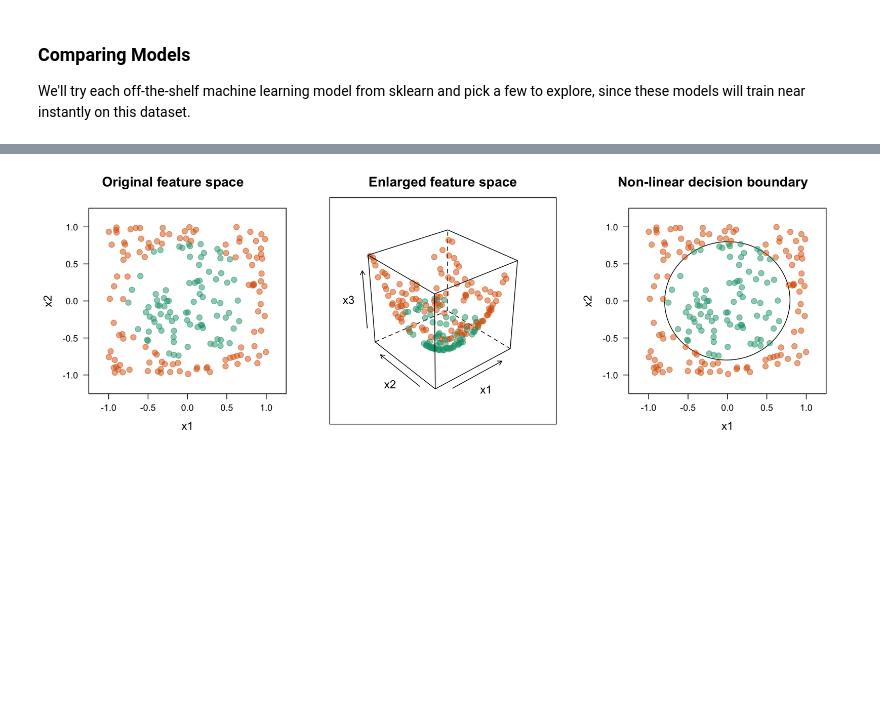
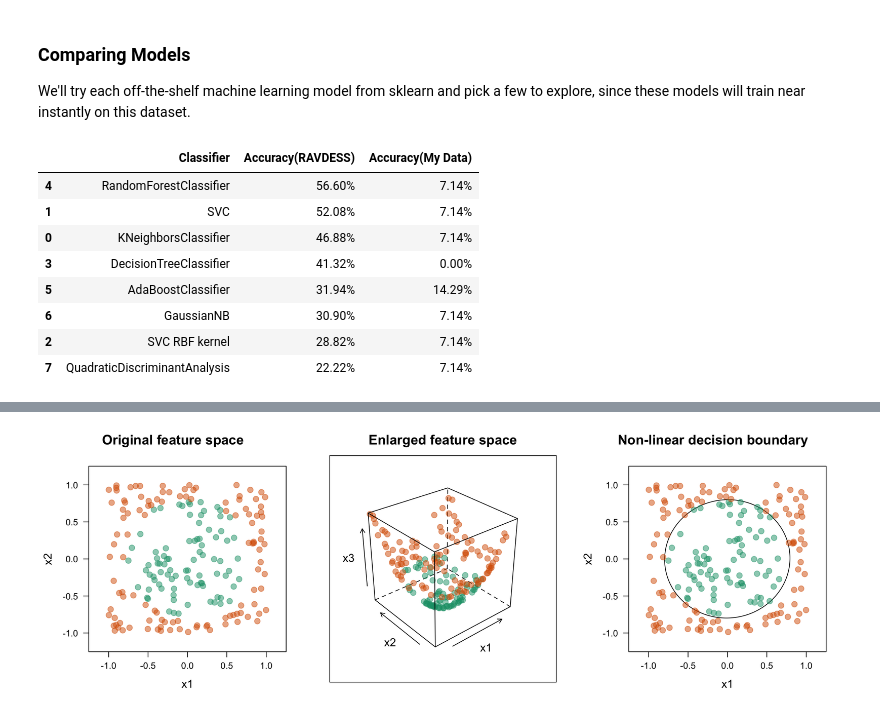
Before and after one commit to zhengyangsu/IAT360-Week3-ClassicML, a Jupyter notebook: Week_3_MachineLearning.ipynb, the cells around one changed output, grey strips where cells are left out. Saved outputs shown, nothing was run; the diff lists cells and outputs as text; code cells hidden in the pictures; blank space fills up the shorter version.

Commit message:
Data set comparison

```diff
--- a/Week_3_MachineLearning.ipynb
+++ b/Week_3_MachineLearning.ipynb
@@ -415,29 +504,39 @@ We'll try each off-the-shelf machine learning model from sklearn and pick a few
 # %%
 from sklearn.neighbors import KNeighborsClassifier
 from sklearn.svm import SVC
 from sklearn.tree import DecisionTreeClassifier
 from sklearn.ensemble import RandomForestClassifier, AdaBoostClassifier
 from sklearn.naive_bayes import GaussianNB
 from sklearn.discriminant_analysis import QuadraticDiscriminantAnalysis
 
 classification_models = [
     KNeighborsClassifier(),#(3),
     SVC(kernel='linear'),#, C=0.025),
     SVC(kernel='rbf'),
     DecisionTreeClassifier(),#max_depth=5),
     RandomForestClassifier(),#max_depth=5, n_estimators=10, max_features=1),
     AdaBoostClassifier(),
     GaussianNB(),
     QuadraticDiscriminantAnalysis()] #could comment out if error
 
 scores = []
 for model in classification_models:
-    model.fit(X_train_scaled, y_train)
-    score = model.score(X_test_scaled, y_test)
-    score_2 = model.score(myFeatures_scaled, myEmotions) #score using recordings - Corrected to use myFeatures_scaled
+    model.fit(X_train, y_train)
+    score = model.score(X_test, y_test)
+    score_2 = model.score(myFeatures, myEmotions) #score using recordings - Corrected to use myFeatures_scaled
     model_name = type(model).__name__
     if model_name=='SVC' and model.kernel=='rbf': model_name+=' RBF kernel'
     scores.append((model_name, f'{100*score:.2f}%', f'{100*score_2:.2f}%'))
 # Make it pretty
 scores_df = pd.DataFrame(scores,columns=['Classifier','Accuracy(RAVDESS)', 'Accuracy(My Data)'])
 scores_df.sort_values(by='Accuracy(RAVDESS)',axis=0,ascending=False)
+# %% [output]
+|  | Classifier | Accuracy(RAVDESS) | Accuracy(My Data) |
+| 4 | RandomForestClassifier | 56.60% | 7.14% |
+| 1 | SVC | 52.08% | 7.14% |
+| 0 | KNeighborsClassifier | 46.88% | 7.14% |
+| 3 | DecisionTreeClassifier | 41.32% | 0.00% |
+| 5 | AdaBoostClassifier | 31.94% | 14.29% |
+| 6 | GaussianNB | 30.90% | 7.14% |
+| 2 | SVC RBF kernel | 28.82% | 7.14% |
+| 7 | QuadraticDiscriminantAnalysis | 22.22% | 7.14% |
```
Also changed, not shown: parts of 14 cells of this notebook.
